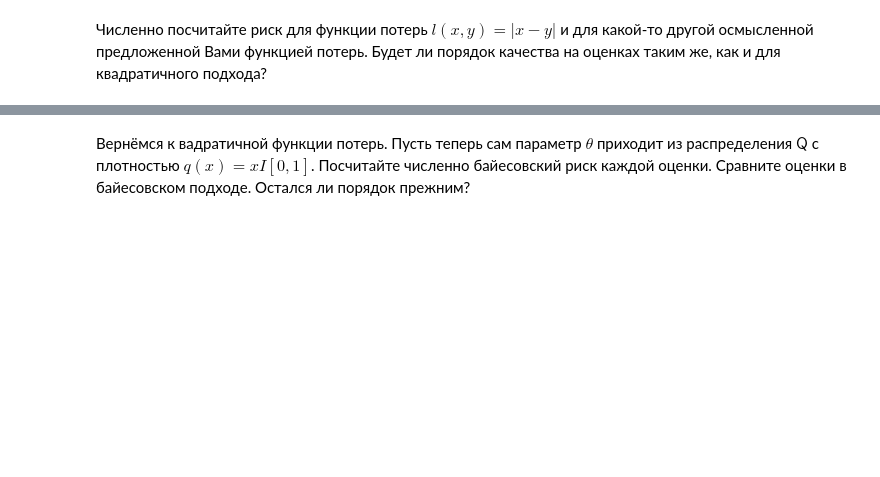
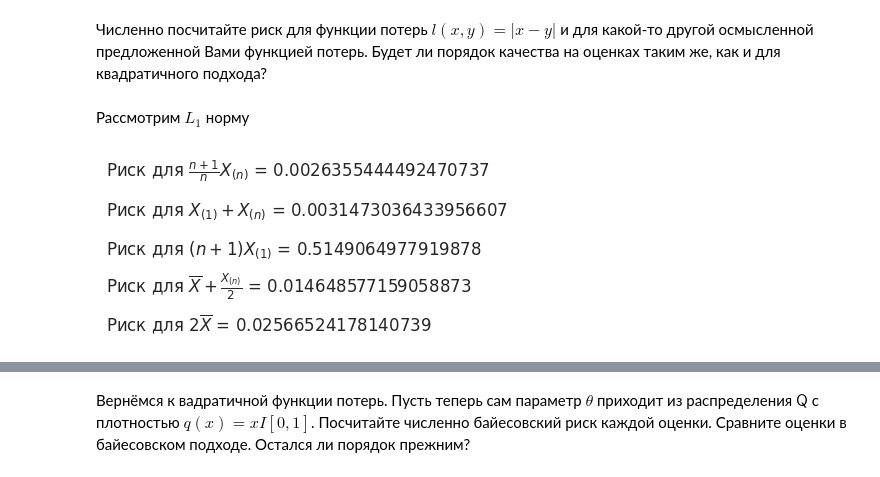
Before and after one commit to NTheme/MIPT, a Jupyter notebook: MathStats/HW_2.ipynb, the cells around one changed output, grey strips where cells are left out. Saved outputs shown, nothing was run; the diff lists cells and outputs as text; code cells hidden in the pictures; blank space fills up the shorter version.

```diff
--- a/MathStats/HW_2.ipynb
+++ b/MathStats/HW_2.ipynb
@@ -99,2 +319,8 @@ np.float64(0.4904605852963612)
 # %% [markdown]
 Численно посчитайте риск для функции потерь $l(x, y) = |x - y|$ и для какой-то другой осмысленной предложенной Вами функцией потерь. Будет ли порядок качества на оценках таким же, как и для квадратичного подхода?
+# %% [markdown]
+Рассмотрим $L_1$ норму
+# %%
+unf_risk_show(risk_modl)
+# %% [output]
+[figure, added]
```
Also changed, not shown: parts of 77 cells of this notebook, 11 other files.
